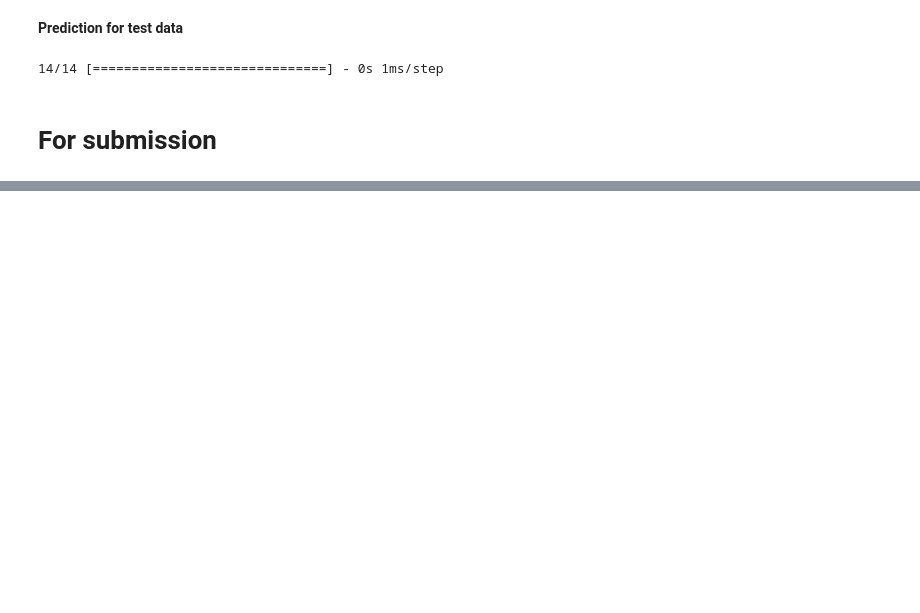
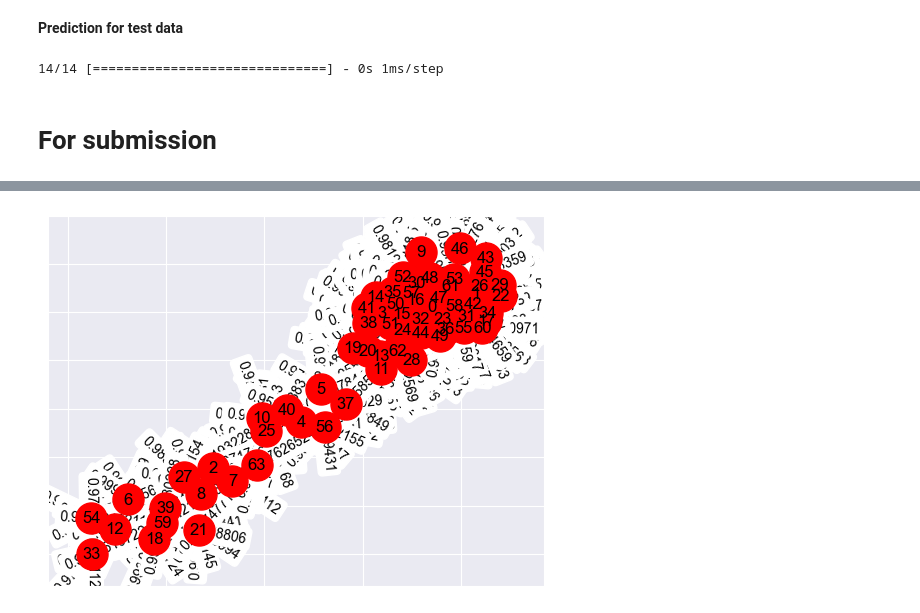
Before and after one commit to b0ster/KRW-project-group2, a Jupyter notebook: src/titanic/titanic-dnn-classification-minified.ipynb, the cells around one changed output, grey strips where cells are left out. Saved outputs shown, nothing was run; the diff lists cells and outputs as text; code cells hidden in the pictures; blank space fills up the shorter version.

```diff
--- a/src/titanic/titanic-dnn-classification-minified.ipynb
+++ b/src/titanic/titanic-dnn-classification-minified.ipynb
@@ -309,0 +346,30 @@ plt.show()
+# %%
+import networkx as nx
+
+# Get the weights of the hidden layer
+weights = np.array(model.layers[3].get_weights())
+
+# Calculate the correlation matrix
+corr = np.corrcoef(weights.T)
+
+# Create the graph
+G = nx.Graph()
+for i in range(corr.shape[0]):
+    for j in range(i+1, corr.shape[1]):
+        if abs(corr[i,j]) > 0.9:
+            G.add_edge(i, j, weight=corr[i,j])
+
+# Draw the graph
+pos = nx.spring_layout(G)
+nx.draw_networkx_nodes(G, pos, node_color='r', node_size=500)
+nx.draw_networkx_labels(G, pos)
+edges, weights = zip(*nx.get_edge_attributes(G,'weight').items())
+edges = list(edges)
+weights = list(weights)
+edge_colors = ['g' if w > 0 else 'r' for w in weights]
+edges, weights = zip(*[(edges[i], weights[i]) for i in range(len(edges)) if abs(weights[i]) > 0.3])
+nx.draw_networkx_edges(G, pos, edgelist=edges, edge_color=edge_colors, width=weights, edge_cmap=plt.cm.coolwarm)
+nx.draw_networkx_edge_labels(G, pos, edge_labels=dict(zip(edges, weights)))
+plt.show()
+# %% [output]
+[figure, added]
```
Also changed, not shown: parts of 8 cells of this notebook, 1 other file.
